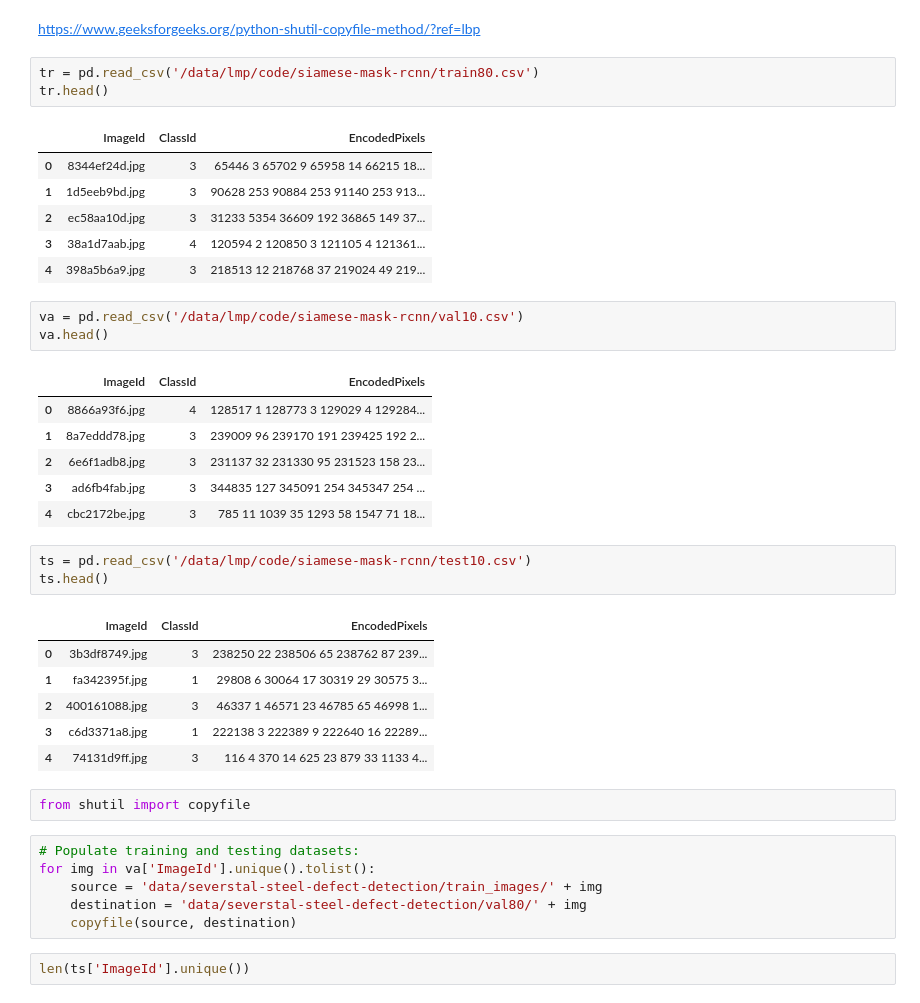
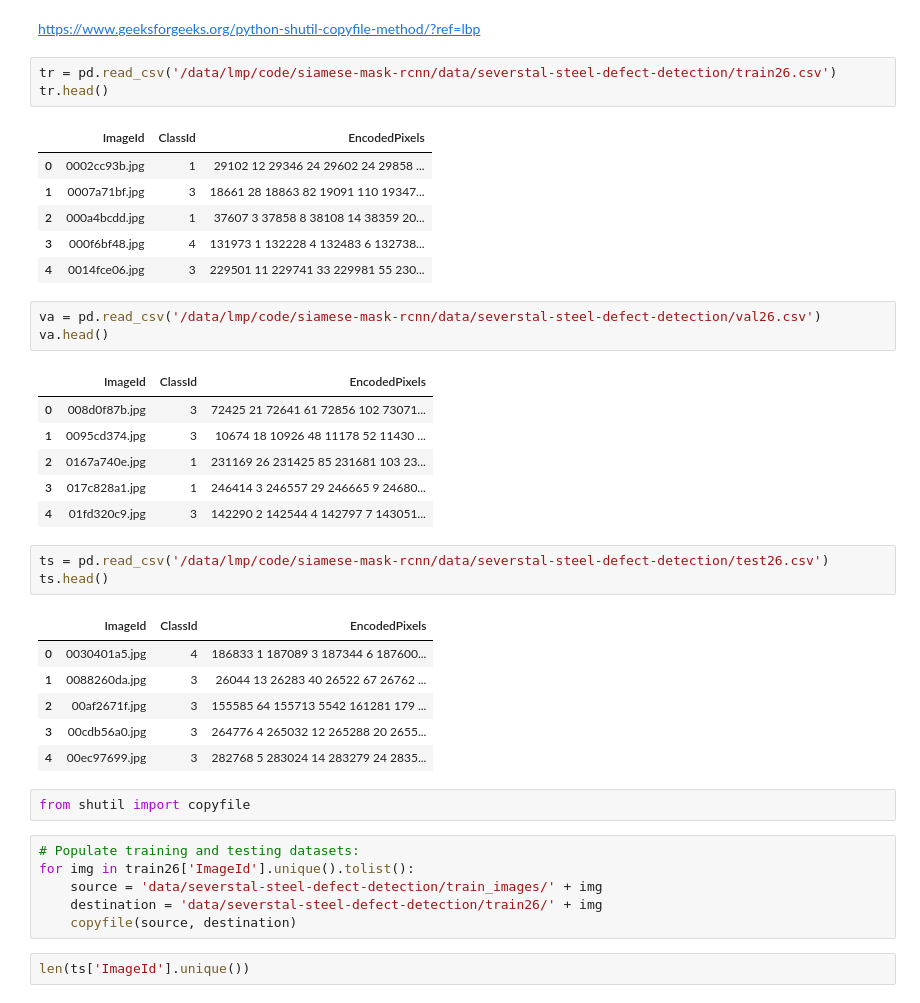
Before and after one commit to lcmp101/siamase-mask-rcnn, a Jupyter notebook: notebook3c458adcde.ipynb, the cells around one changed output. Drawn from its saved outputs; the diff is of its cells as text.

```diff
--- a/notebook3c458adcde.ipynb
+++ b/notebook3c458adcde.ipynb
@@ -376,42 +362,42 @@ IndexError: single positional indexer is out-of-bounds
 # %% [markdown]
 https://www.geeksforgeeks.org/python-shutil-copyfile-method/?ref=lbp
 # %%
-tr = pd.read_csv('/data/lmp/code/siamese-mask-rcnn/train80.csv')
+tr = pd.read_csv('/data/lmp/code/siamese-mask-rcnn/data/severstal-steel-defect-detection/train26.csv')
 tr.head()
 # %% [output]
 |  | ImageId | ClassId | EncodedPixels |
-| 0 | 8344ef24d.jpg | 3 | 65446 3 65702 9 65958 14 66215 18... |
-| 1 | 1d5eeb9bd.jpg | 3 | 90628 253 90884 253 91140 253 913... |
-| 2 | ec58aa10d.jpg | 3 | 31233 5354 36609 192 36865 149 37... |
-| 3 | 38a1d7aab.jpg | 4 | 120594 2 120850 3 121105 4 121361... |
-| 4 | 398a5b6a9.jpg | 3 | 218513 12 218768 37 219024 49 219... |
+| 0 | 0002cc93b.jpg | 1 | 29102 12 29346 24 29602 24 29858 ... |
+| 1 | 0007a71bf.jpg | 3 | 18661 28 18863 82 19091 110 19347... |
+| 2 | 000a4bcdd.jpg | 1 | 37607 3 37858 8 38108 14 38359 20... |
+| 3 | 000f6bf48.jpg | 4 | 131973 1 132228 4 132483 6 132738... |
+| 4 | 0014fce06.jpg | 3 | 229501 11 229741 33 229981 55 230... |
 # %%
-va = pd.read_csv('/data/lmp/code/siamese-mask-rcnn/val10.csv')
+va = pd.read_csv('/data/lmp/code/siamese-mask-rcnn/data/severstal-steel-defect-detection/val26.csv')
 va.head()
 # %% [output]
 |  | ImageId | ClassId | EncodedPixels |
-| 0 | 8866a93f6.jpg | 4 | 128517 1 128773 3 129029 4 129284... |
-| 1 | 8a7eddd78.jpg | 3 | 239009 96 239170 191 239425 192 2... |
-| 2 | 6e6f1adb8.jpg | 3 | 231137 32 231330 95 231523 158 23... |
-| 3 | ad6fb4fab.jpg | 3 | 344835 127 345091 254 345347 254 ... |
-| 4 | cbc2172be.jpg | 3 | 785 11 1039 35 1293 58 1547 71 18... |
+| 0 | 008d0f87b.jpg | 3 | 72425 21 72641 61 72856 102 73071... |
+| 1 | 0095cd374.jpg | 3 | 10674 18 10926 48 11178 52 11430 ... |
+| 2 | 0167a740e.jpg | 1 | 231169 26 231425 85 231681 103 23... |
+| 3 | 017c828a1.jpg | 1 | 246414 3 246557 29 246665 9 24680... |
+| 4 | 01fd320c9.jpg | 3 | 142290 2 142544 4 142797 7 143051... |
 # %%
-ts = pd.read_csv('/data/lmp/code/siamese-mask-rcnn/test10.csv')
+ts = pd.read_csv('/data/lmp/code/siamese-mask-rcnn/data/severstal-steel-defect-detection/test26.csv')
 ts.head()
 # %% [output]
 |  | ImageId | ClassId | EncodedPixels |
-| 0 | 3b3df8749.jpg | 3 | 238250 22 238506 65 238762 87 239... |
-| 1 | fa342395f.jpg | 1 | 29808 6 30064 17 30319 29 30575 3... |
-| 2 | 400161088.jpg | 3 | 46337 1 46571 23 46785 65 46998 1... |
-| 3 | c6d3371a8.jpg | 1 | 222138 3 222389 9 222640 16 22289... |
-| 4 | 74131d9ff.jpg | 3 | 116 4 370 14 625 23 879 33 1133 4... |
+| 0 | 0030401a5.jpg | 4 | 186833 1 187089 3 187344 6 187600... |
+| 1 | 0088260da.jpg | 3 | 26044 13 26283 40 26522 67 26762 ... |
+| 2 | 00af2671f.jpg | 3 | 155585 64 155713 5542 161281 179 ... |
+| 3 | 00cdb56a0.jpg | 3 | 264776 4 265032 12 265288 20 2655... |
+| 4 | 00ec97699.jpg | 3 | 282768 5 283024 14 283279 24 2835... |
 # %%
 from shutil import copyfile
 # %%
 # Populate training and testing datasets:
-for img in va['ImageId'].unique().tolist():
+for img in train26['ImageId'].unique().tolist():
     source = 'data/severstal-steel-defect-detection/train_images/' + img
-    destination = 'data/severstal-steel-defect-detection/val80/' + img
+    destination = 'data/severstal-steel-defect-detection/train26/' + img
     copyfile(source, destination)
 # %%
 len(ts['ImageId'].unique())
```
Also changed, not shown: parts of 25 cells of this notebook.
